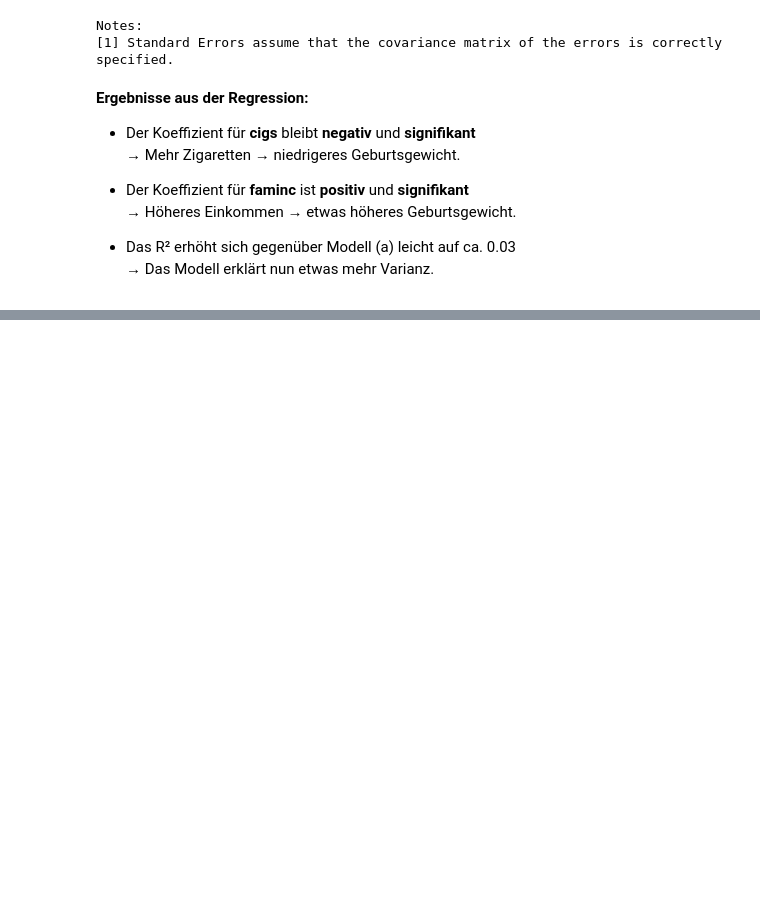
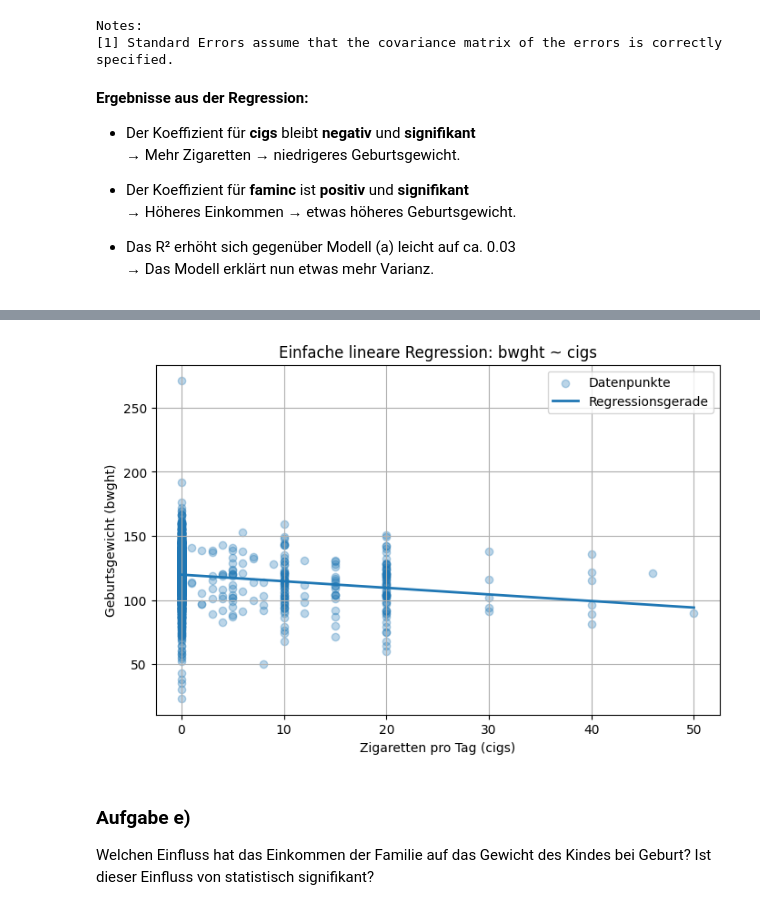
Before and after one commit to Basti070301/ml-foundations, a Jupyter notebook: Model/01_linear_regression/Notebooks/birthweight_data_exercise.ipynb, the cells around one changed output, grey strips where cells are left out. Drawn from its saved outputs; the diff is of its cells as text; code cells hidden in the pictures; blank space fills up the shorter version.

```diff
--- a/Model/01_linear_regression/Notebooks/birthweight_data_exercise.ipynb
+++ b/Model/01_linear_regression/Notebooks/birthweight_data_exercise.ipynb
@@ -360,3 +263,13 @@ Notes:
 Im Modell mit **allen erklärenden Variablen**:
 Welche Einflussfaktoren haben **statistische** und **praktische Signifikanz**?
 Welche Faktoren haben einen positiven bzw. negativen Einfluss?
+# %%
+# Ersetzen der fehlenden Daten durch Mittelwert
+birthweight_filled_copy = birthweight_data.copy()
+birthweight_filled_copy["fatheduc"] = birthweight_data["fatheduc"].fillna(birthweight_data["fatheduc"].mean())
+birthweight_filled_copy["motheduc"] = birthweight_data["motheduc"].fillna(birthweight_data["motheduc"].mean())
+
+# Modell neu erstellen
+model3 = sm.OLS(birthweight_filled_copy["bwght"],
+               sm.add_constant(birthweight_filled_copy.drop(["bwght", "bwghtlbs"], axis=1))).fit()
+model3.summary()
@@ -362,0 +343,10 @@ Welche Faktoren haben einen positiven bzw. negativen Einfluss?
+# %%
+# Herausfinden, welche Variable den höchsten R² Wert hat
+result = {}
+for var in birthweight_filled_copy.drop(["bwght", "bwghtlbs"], axis=1).columns:
+    model = sm.OLS(birthweight_filled_copy["bwght"],
+               sm.add_constant(birthweight_filled_copy[var])).fit()
+    result[var] = np.round(model.rsquared, 5)
+result
+
+print("Highest R^2 Value:", max(result, key=result.get))
@@ -362,0 +373,28 @@ Welche Faktoren haben einen positiven bzw. negativen Einfluss?
+# %%
+# Scatterplot + Regressionsgerade
+
+plt.figure(figsize=(8, 5))
+
+# Punkte (Daten)
+plt.scatter(birthweight_filled_copy["cigs"], birthweight_filled_copy["bwght"], alpha=0.3, label="Datenpunkte")
+# Regressionsgerade berechnen
+cigs_range = np.linspace(birthweight_filled_copy["cigs"].min(), birthweight_filled_copy["cigs"].max(), 100)
+bwght_pred = model.params["const"] + model.params["cigs"] * cigs_range
+
+# Regressionsgerade plotten
+plt.plot(cigs_range, bwght_pred, linewidth=2, label="Regressionsgerade")
+
+# Achsenbeschriftungen und Titel
+plt.xlabel("Zigaretten pro Tag (cigs)")
+plt.ylabel("Geburtsgewicht (bwght)")
+plt.title("Einfache lineare Regression: bwght ~ cigs")
+plt.legend()
+plt.grid(True)
+
+plt.show()
+# %% [output]
+[figure, added]
+# %% [markdown]
+### Aufgabe e)
+
+Welchen Einfluss hat das Einkommen der Familie auf das Gewicht des Kindes bei Geburt? Ist dieser Einfluss von statistisch signifikant?
```
Also changed, not shown: parts of 49 cells of this notebook.
